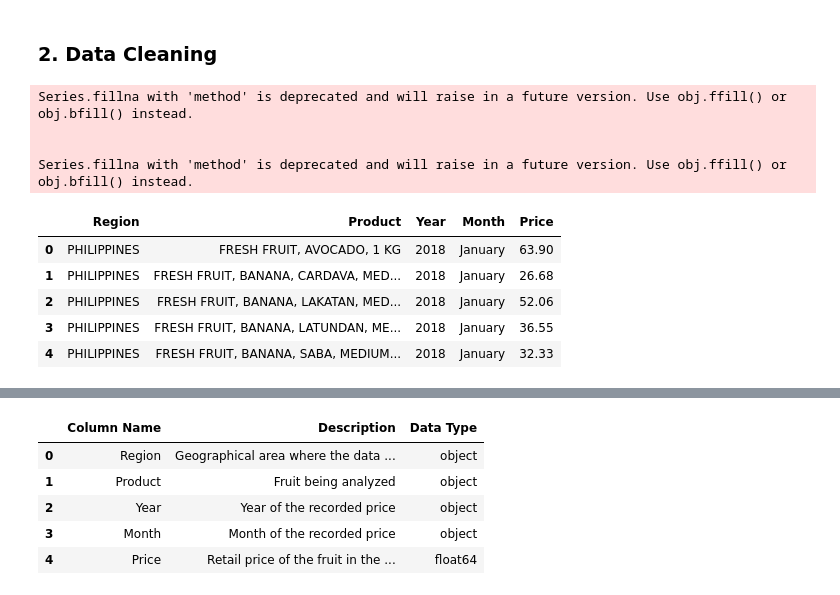
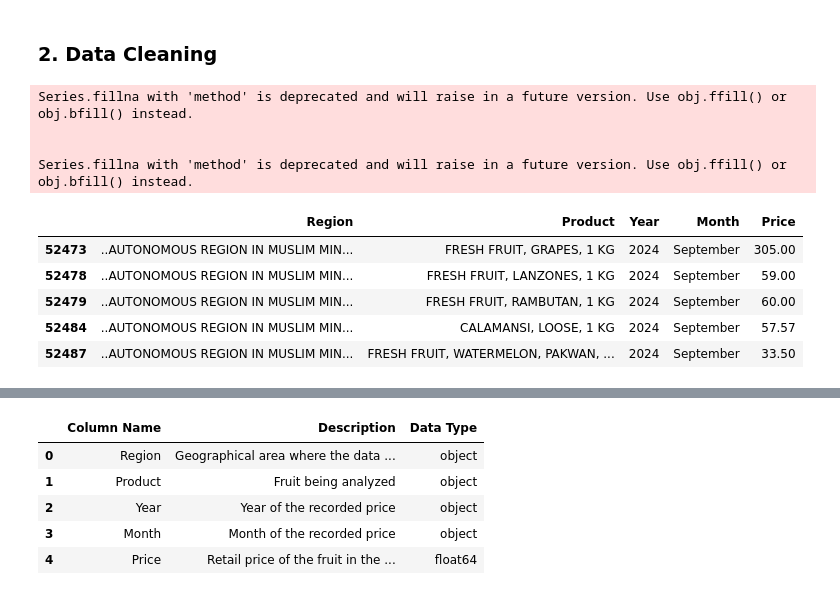
Before and after one commit to RRENN02/Prelims-PH_FruitRetail, a Jupyter notebook: fruit_retail.ipynb, the cells around one changed output, grey strips where cells are left out. Drawn from its saved outputs; the diff is of its cells as text; code cells hidden in the pictures.

```diff
--- a/fruit_retail.ipynb
+++ b/fruit_retail.ipynb
@@ -148,38 +148,38 @@ for col in df_cleaned.columns[2:]:
         years.append(str(current_year))
         current_year += 1
     else:
         years.append(str(current_year - 1))
 
 # Assign the months in a repeating sequence (January to December)
 months = ['January', 'February', 'March', 'April', 'May', 'June', 'July', 'August', 'September', 'October', 'November', 'December']
 months_repeated = months * (len(df_cleaned.columns[2:]) // 12)
 
 # Create a MultiIndex for the columns with Year and Month
 df_cleaned.columns = pd.MultiIndex.from_tuples([('Region', ''), ('Product', '')] + list(zip(years, months_repeated)))
 
 # Melt the data with Region and Product as identifiers
 df_melted = pd.melt(
     df_cleaned,
     id_vars=['Region', 'Product'],
     var_name=['Year', 'Month'],
     value_name='Price'
 )
 
 # Replace '..' with NaN and drop rows where Price is NaN
 df_melted.replace('..', pd.NA, inplace=True)
 df_melted.dropna(subset=['Price'], inplace=True)
 
-df_melted.head()
+df_melted.tail()
 # %% [output]
 Series.fillna with 'method' is deprecated and will raise in a future version. Use obj.ffill() or obj.bfill() instead.
 
 
 Series.fillna with 'method' is deprecated and will raise in a future version. Use obj.ffill() or obj.bfill() instead.
 |  | Region | Product | Year | Month | Price |
-| 0 | PHILIPPINES | FRESH FRUIT, AVOCADO, 1 KG | 2018 | January | 63.90 |
-| 1 | PHILIPPINES | FRESH FRUIT, BANANA, CARDAVA, MED... | 2018 | January | 26.68 |
-| 2 | PHILIPPINES | FRESH FRUIT, BANANA, LAKATAN, MED... | 2018 | January | 52.06 |
-| 3 | PHILIPPINES | FRESH FRUIT, BANANA, LATUNDAN, ME... | 2018 | January | 36.55 |
-| 4 | PHILIPPINES | FRESH FRUIT, BANANA, SABA, MEDIUM... | 2018 | January | 32.33 |
+| 52473 | ..AUTONOMOUS REGION IN MUSLIM MIN... | FRESH FRUIT, GRAPES, 1 KG | 2024 | September | 305.00 |
+| 52478 | ..AUTONOMOUS REGION IN MUSLIM MIN... | FRESH FRUIT, LANZONES, 1 KG | 2024 | September | 59.00 |
+| 52479 | ..AUTONOMOUS REGION IN MUSLIM MIN... | FRESH FRUIT, RAMBUTAN, 1 KG | 2024 | September | 60.00 |
+| 52484 | ..AUTONOMOUS REGION IN MUSLIM MIN... | CALAMANSI, LOOSE, 1 KG | 2024 | September | 57.57 |
+| 52487 | ..AUTONOMOUS REGION IN MUSLIM MIN... | FRESH FRUIT, WATERMELON, PAKWAN, ... | 2024 | September | 33.50 |
 # %%
 df_melted.to_csv('prutas_long.csv')
```
Also changed, not shown: parts of 11 cells of this notebook.
